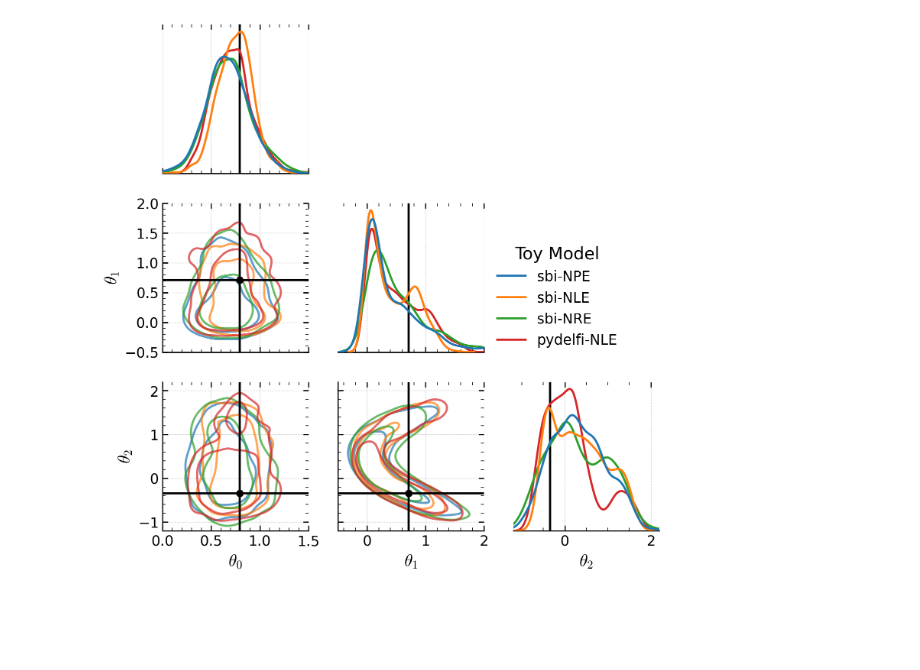
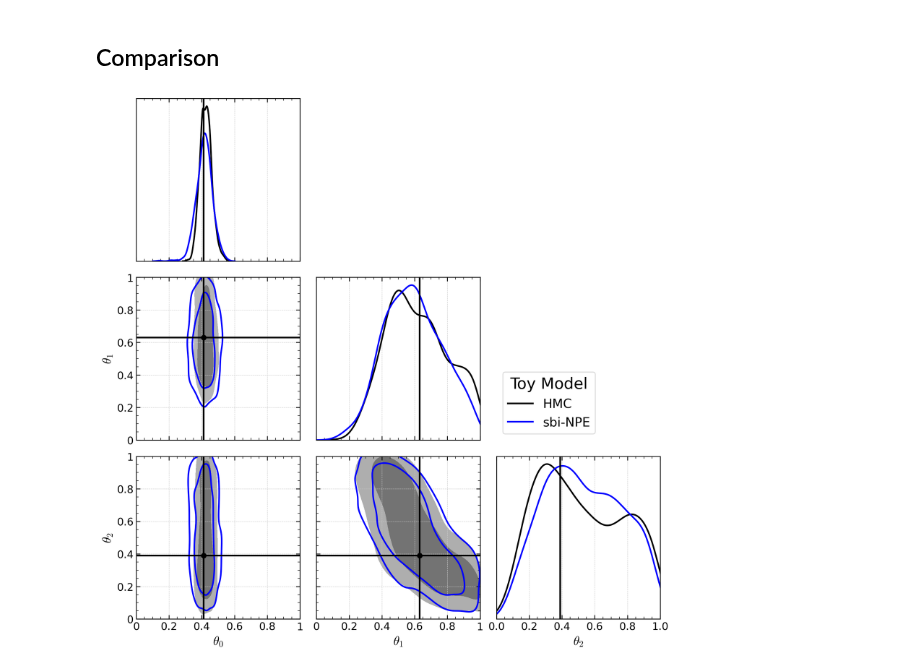
Before and after one commit to maho3/ltu-ili, a Jupyter notebook: paper/2_toy/fig2.ipynb, the cells around one changed output. Saved outputs shown, nothing was run; the diff lists cells and outputs as text; code cells hidden in the pictures; blank space fills up the shorter version.

```diff
--- a/paper/2_toy/fig2.ipynb
+++ b/paper/2_toy/fig2.ipynb
@@ -52,3 +67,5 @@ for j in np.random.choice(len(x), 10):
+# %% [markdown]
+## Comparison
 # %%
 cols = [f"$\\theta_{i}$" for i in range(3)]
 sampdf = [
@@ -63,30 +79 @@ for i in range(len(models)):
 sampdf = pd.concat(sampdf)
-# %%
-g = sns.pairplot(
-    sampdf,
-    hue='Toy Model',
-    kind='kde',
-    diag_kind='kde',
-    plot_kws=dict(alpha=0.7, levels=[0.1, .36], fill=False),
-    diag_kws=dict(linewidth=2, fill=False, common_norm=False),
-    palette=None, # 'colorblind',
-    corner=True,
-)
-# plot the true value
-lims = [(0., 1.5), (-0.5, 2), (-1.2, 2.2)]
-for i in range(ndim):
-    for j in range(i + 1):
-        if i == j:
-            g.axes[i, i].axvline(theta_obs[i], lw=2, color="k")
-            g.axes[i, i].set_xlim(*lims[i])
-        else:
-            g.axes[i, j].axhline(theta_obs[i], lw=2, color="k")
-            g.axes[i, j].axvline(theta_obs[j], lw=2, color="k")
-            g.axes[i, j].plot(theta_obs[j], theta_obs[i], "ko")
-            g.axes[i, j].set_xlim(*lims[j])
-            g.axes[i, j].set_ylim(*lims[i])
-sns.move_legend(g, "right", bbox_to_anchor=(0.75, 0.5))
-plt.subplots_adjust(hspace = 0.2, wspace = 0.2)
-g.savefig(join(imdir, 'corner_compare.pdf'))
-# %% [output]
-[figure, removed]
@@ -92,0 +116,15 @@ g.savefig(join(imdir, 'corner_compare.pdf'))
+# %%
+# Load hmc
+hmc_samples = np.load(join(wdir, 'hmc_samples.npy'))
+# %%
+fig, axs = plt.subplots(
+    ndim, ndim, figsize=(12, 12),
+    gridspec_kw=dict(wspace=0.1, hspace=0.1),
+    sharex='col')
+pairplot(hmc_samples[::10], axs, theta_obs, color='k', label='HMC', fill=True)
+pairplot(samples['SNPE'][::10], axs, theta_obs, color='b', label='sbi-NPE', fill=False)
+h, l = axs[0, 0].get_legend_handles_labels()
+axs[1,2].legend(h, l, loc='lower left', title='Toy Model',
+                fontsize=16, title_fontsize=20);
+# %% [output]
+[figure, added]
```
Also changed, not shown: parts of 13 cells of this notebook, 11 other files.
